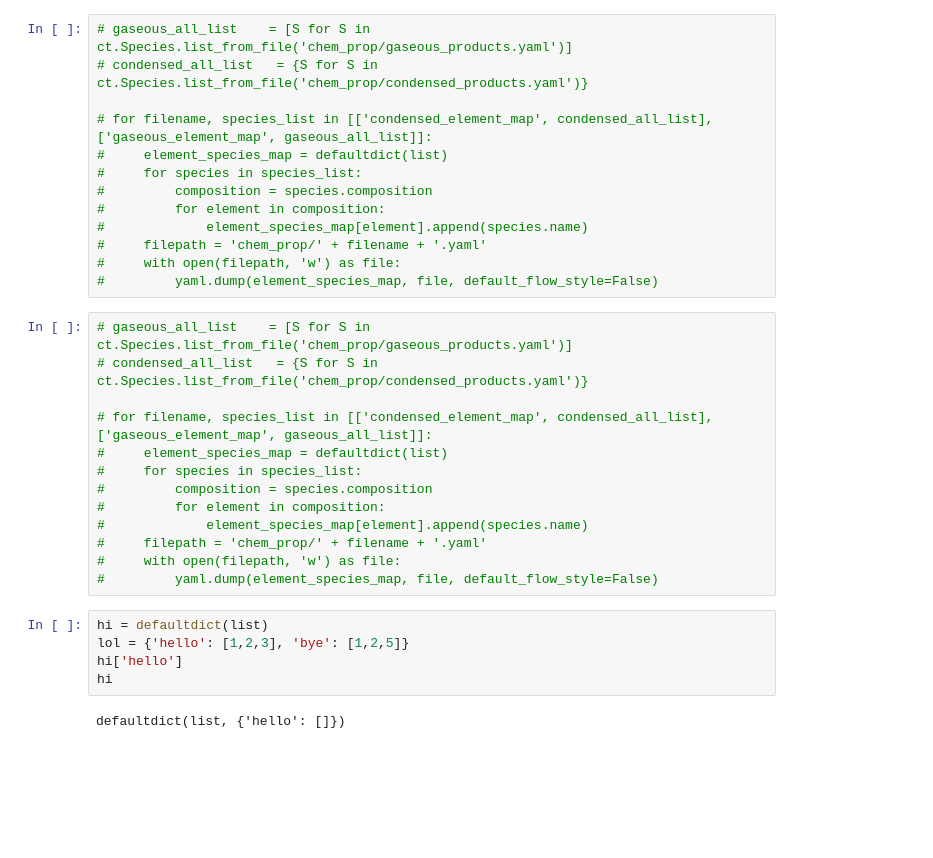
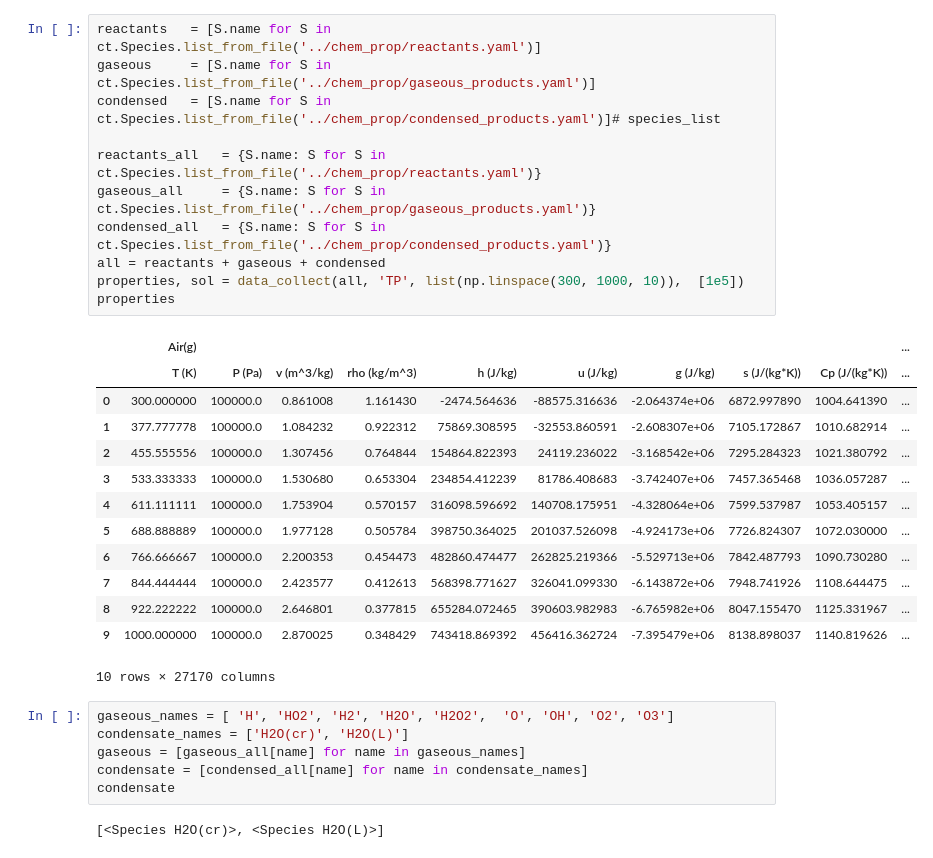
Before and after one commit to AliGangeh/RocketCow, a Jupyter notebook: development/property_plots.ipynb, the cells around one changed output. Drawn from its saved outputs; the diff is of its cells as text; blank space fills up the shorter version.

```diff
--- a/development/property_plots.ipynb
+++ b/development/property_plots.ipynb
@@ -81,33 +102,33 @@ set(properties['P (Pa)'])
-# %%
-# gaseous_all_list    = [S for S in ct.Species.list_from_file('chem_prop/gaseous_products.yaml')]
-# condensed_all_list   = {S for S in ct.Species.list_from_file('chem_prop/condensed_products.yaml')}
-
-# for filename, species_list in [['condensed_element_map', condensed_all_list], ['gaseous_element_map', gaseous_all_list]]:
-#     element_species_map = defaultdict(list)
-#     for species in species_list:
-#         composition = species.composition
-#         for element in composition:
-#             element_species_map[element].append(species.name)
-#     filepath = 'chem_prop/' + filename + '.yaml'
-#     with open(filepath, 'w') as file:
-#         yaml.dump(element_species_map, file, default_flow_style=False)
-# %%
-# gaseous_all_list    = [S for S in ct.Species.list_from_file('chem_prop/gaseous_products.yaml')]
-# condensed_all_list   = {S for S in ct.Species.list_from_file('chem_prop/condensed_products.yaml')}
-
-# for filename, species_list in [['condensed_element_map', condensed_all_list], ['gaseous_element_map', gaseous_all_list]]:
-#     element_species_map = defaultdict(list)
-#     for species in species_list:
-#         composition = species.composition
-#         for element in composition:
-#             element_species_map[element].append(species.name)
-#     filepath = 'chem_prop/' + filename + '.yaml'
-#     with open(filepath, 'w') as file:
-#         yaml.dump(element_species_map, file, default_flow_style=False)
-# %%
-hi = defaultdict(list)
-lol = {'hello': [1,2,3], 'bye': [1,2,5]}
-hi['hello']
-hi
-# %% [output]
-defaultdict(list, {'hello': []})
+# %%
+reactants   = [S.name for S in ct.Species.list_from_file('../chem_prop/reactants.yaml')]
+gaseous     = [S.name for S in ct.Species.list_from_file('../chem_prop/gaseous_products.yaml')]
+condensed   = [S.name for S in ct.Species.list_from_file('../chem_prop/condensed_products.yaml')]# species_list
+
+reactants_all   = {S.name: S for S in ct.Species.list_from_file('../chem_prop/reactants.yaml')}
+gaseous_all     = {S.name: S for S in ct.Species.list_from_file('../chem_prop/gaseous_products.yaml')}
+condensed_all   = {S.name: S for S in ct.Species.list_from_file('../chem_prop/condensed_products.yaml')}
+all = reactants + gaseous + condensed
+properties, sol = data_collect(all, 'TP', list(np.linspace(300, 1000, 10)),  [1e5])
+properties
+# %% [output]
+|  | Air(g) |  |  |  |  |  |  |  |  | ... |
+|  | T (K) | P (Pa) | v (m^3/kg) | rho (kg/m^3) | h (J/kg) | u (J/kg) | g (J/kg) | s (J/(kg*K)) | Cp (J/(kg*K)) | ... |
+| 0 | 300.000000 | 100000.0 | 0.861008 | 1.161430 | -2474.564636 | -88575.316636 | -2.064374e+06 | 6872.997890 | 1004.641390 | ... |
+| 1 | 377.777778 | 100000.0 | 1.084232 | 0.922312 | 75869.308595 | -32553.860591 | -2.608307e+06 | 7105.172867 | 1010.682914 | ... |
+| 2 | 455.555556 | 100000.0 | 1.307456 | 0.764844 | 154864.822393 | 24119.236022 | -3.168542e+06 | 7295.284323 | 1021.380792 | ... |
+| 3 | 533.333333 | 100000.0 | 1.530680 | 0.653304 | 234854.412239 | 81786.408683 | -3.742407e+06 | 7457.365468 | 1036.057287 | ... |
+| 4 | 611.111111 | 100000.0 | 1.753904 | 0.570157 | 316098.596692 | 140708.175951 | -4.328064e+06 | 7599.537987 | 1053.405157 | ... |
+| 5 | 688.888889 | 100000.0 | 1.977128 | 0.505784 | 398750.364025 | 201037.526098 | -4.924173e+06 | 7726.824307 | 1072.030000 | ... |
+| 6 | 766.666667 | 100000.0 | 2.200353 | 0.454473 | 482860.474477 | 262825.219366 | -5.529713e+06 | 7842.487793 | 1090.730280 | ... |
+| 7 | 844.444444 | 100000.0 | 2.423577 | 0.412613 | 568398.771627 | 326041.099330 | -6.143872e+06 | 7948.741926 | 1108.644475 | ... |
+| 8 | 922.222222 | 100000.0 | 2.646801 | 0.377815 | 655284.072465 | 390603.982983 | -6.765982e+06 | 8047.155470 | 1125.331967 | ... |
+| 9 | 1000.000000 | 100000.0 | 2.870025 | 0.348429 | 743418.869392 | 456416.362724 | -7.395479e+06 | 8138.898037 | 1140.819626 | ... |
+10 rows × 27170 columns
+# %%
+gaseous_names = [ 'H', 'HO2', 'H2', 'H2O', 'H2O2',  'O', 'OH', 'O2', 'O3']
+condensate_names = ['H2O(cr)', 'H2O(L)']
+gaseous = [gaseous_all[name] for name in gaseous_names]
+condensate = [condensed_all[name] for name in condensate_names]
+condensate
+# %% [output]
+[<Species H2O(cr)>, <Species H2O(L)>]
```
Also changed, not shown: parts of 8 cells of this notebook, 9 other files.
